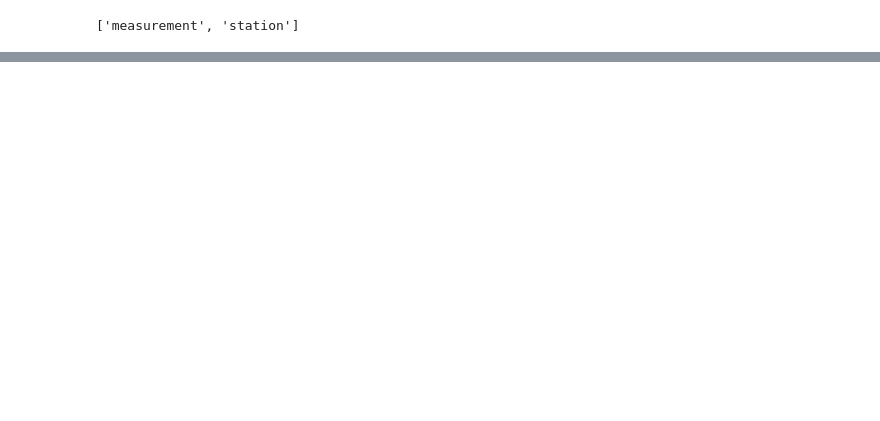
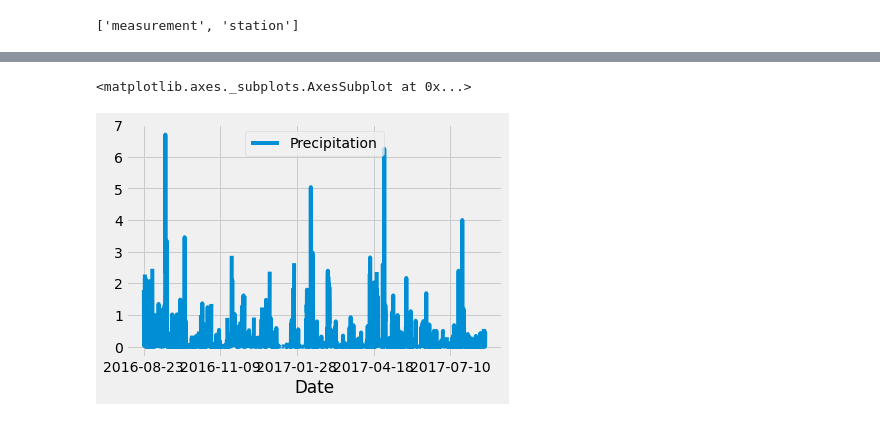
Before and after one commit to alexyang1818/bootcamp9_SQLite, a Jupyter notebook: 9_repo_test.ipynb, the cells around one changed output, grey strips where cells are left out. Drawn from its saved outputs; the diff is of its cells as text; code cells hidden in the pictures; blank space fills up the shorter version.

```diff
--- a/9_repo_test.ipynb
+++ b/9_repo_test.ipynb
@@ -51,0 +53,18 @@ sqlalchemy.orm.session.sessionmaker
+# %%
+# Find the date one year ago
+
+# specify the most recent date - one year
+prev_year = dt.date(2017,8,23)-dt.timedelta(days=365)
+# %%
+# Retrieve the precipitation score
+
+results = []
+
+# query our class Measurement for date and precipitation
+# use the filter() function to keep the data we need.
+# add .all() to the end of our existing query to extract all of the results from our query and put them in a list
+
+
+results = session.query(Measurement.date, Measurement.prcp).filter(Measurement.date >= prev_year).all()
+
+print(results)
@@ -51,0 +73,9 @@ sqlalchemy.orm.session.sessionmaker
+# %%
+# put results into a dataframe
+
+df = pd.DataFrame(results, columns=['Date', 'Precipitation'])
+
+# set date as index
+
+df.set_index(df['Date'], inplace=True)
+df
@@ -51,0 +118,5 @@ sqlalchemy.orm.session.sessionmaker
+# %%
+# sort the dataframe
+
+df = df.sort_index()
+print(df.to_string(index=False))
@@ -51,0 +141,5 @@ sqlalchemy.orm.session.sessionmaker
+# %%
+df.plot()
+# %% [output]
+<matplotlib.axes._subplots.AxesSubplot at 0x...>
+[figure, added]
```
Also changed, not shown: parts of 9 cells of this notebook.
